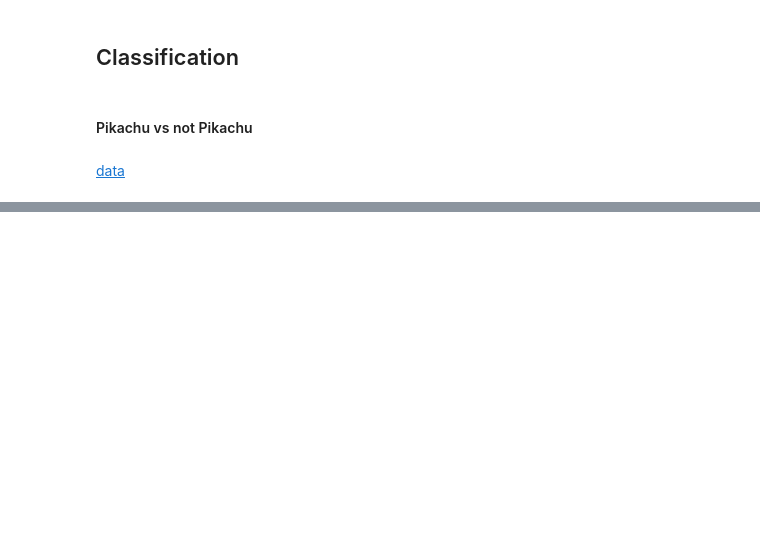
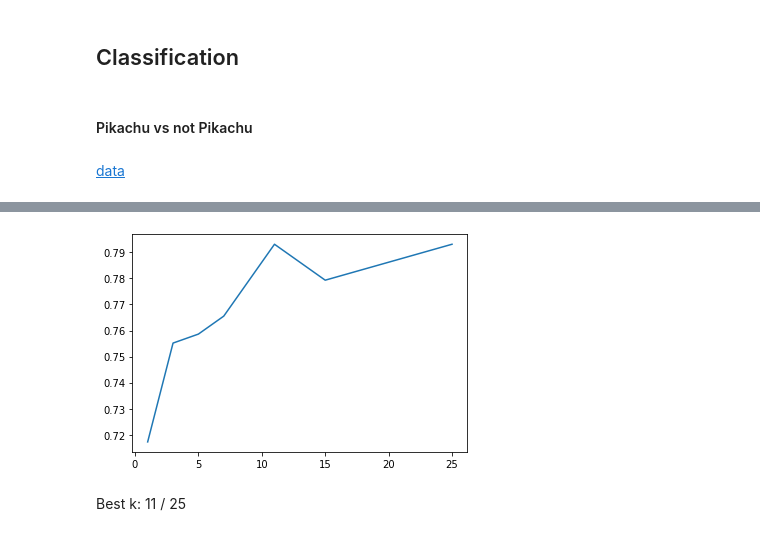
Before and after one commit to danon6868/blastim-ml, a Jupyter notebook: ml_intro_knn_day_10/sklearn_seminar.ipynb, the cells around one changed output, grey strips where cells are left out. Drawn from its saved outputs; the diff is of its cells as text; code cells hidden in the pictures; blank space fills up the shorter version.

```diff
--- a/ml_intro_knn_day_10/sklearn_seminar.ipynb
+++ b/ml_intro_knn_day_10/sklearn_seminar.ipynb
@@ -97,3 +441,18 @@ pika_X_train, pika_X_test, pika_y_train, pika_y_test = train_test_split(X_merged
                                                                         y_numeric,
                                                                         test_size=0.2248,
                                                                         random_state=SEED)
+# %%
+k_neighbors = [1, 3, 5, 7, 11, 15, 25]
+accuracy_scores = []
+
+for k in k_neighbors:
+    knn_pipeline = Pipeline(steps=[
+            ("preprocessor", StandardScaler()),
+            ("knn", KNeighborsClassifier(n_neighbors=k, n_jobs=8))
+        ])
+    knn_pipeline.fit(pika_X_train, pika_y_train)
+    pika_y_test_pred = knn_pipeline.predict(pika_X_test)
+    accuracy = accuracy_score(pika_y_test, pika_y_test_pred)
+    accuracy_scores += [accuracy]
+
+    print(k, accuracy)
@@ -99,0 +467,6 @@ pika_X_train, pika_X_test, pika_y_train, pika_y_test = train_test_split(X_merged
+# %%
+sns.lineplot(x=k_neighbors, y=accuracy_scores);
+# %% [output]
+[figure, added]
+# %% [markdown]
+Best k: 11 / 25
```
Also changed, not shown: parts of 58 cells of this notebook, 1 other file.
